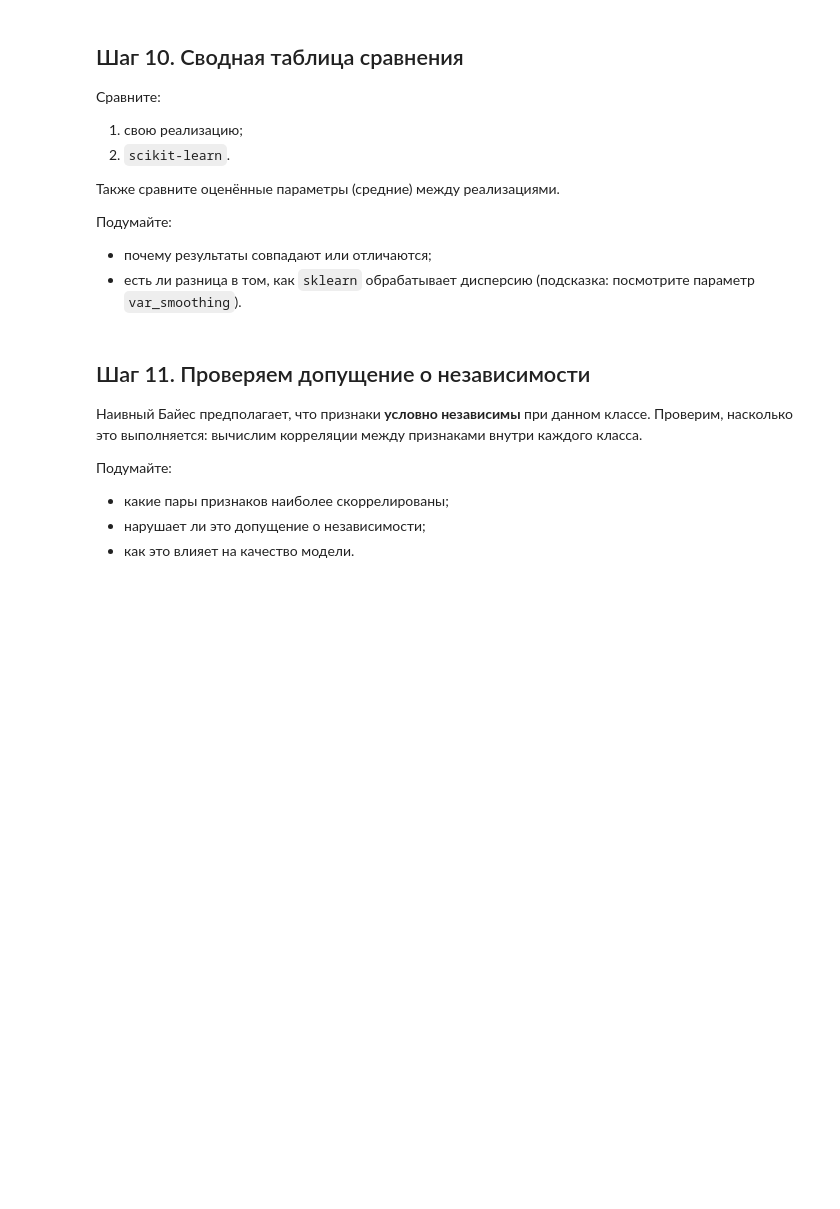
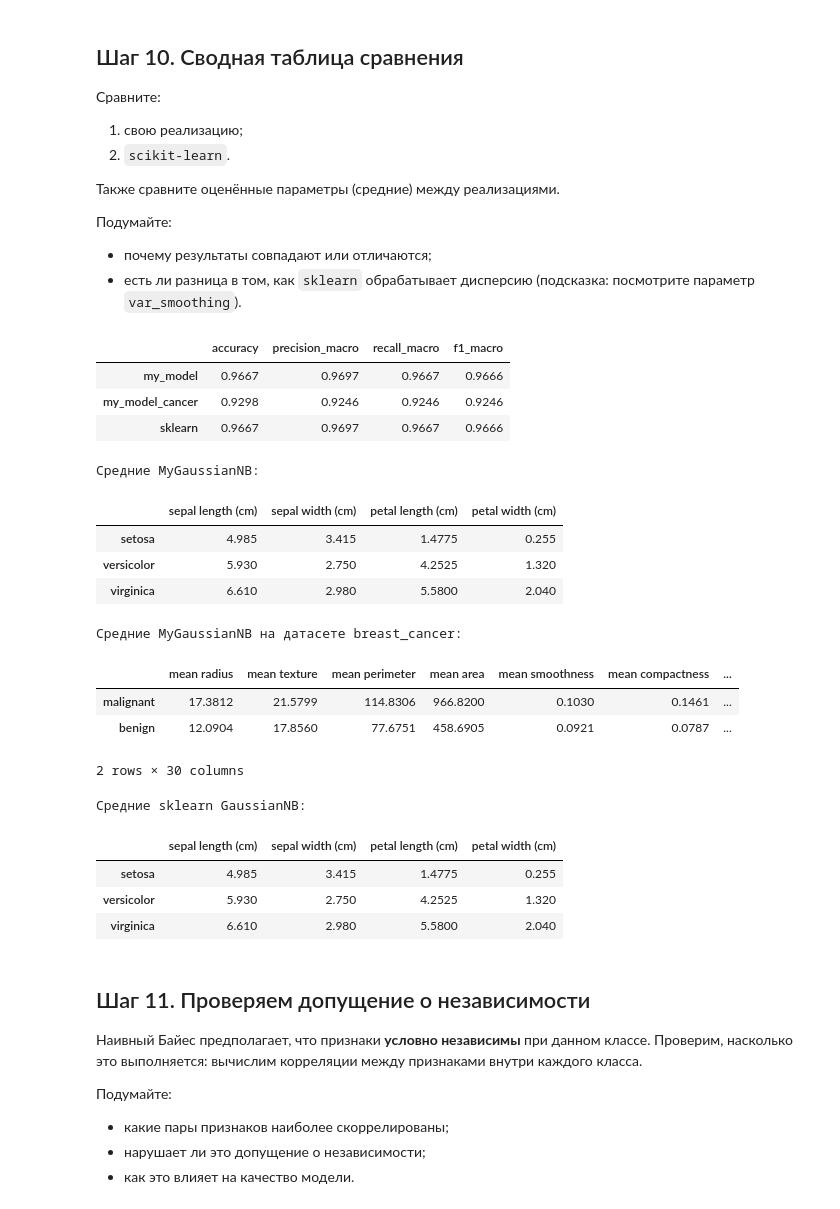
Before and after one commit to topj0bstule/ML_Course, a Jupyter notebook: hw08_/naive_bayes_practice_student.ipynb, the cells around one changed output. Saved outputs shown, nothing was run; the diff lists cells and outputs as text; code cells hidden in the pictures; blank space fills up the shorter version.

```diff
--- a/hw08_/naive_bayes_practice_student.ipynb
+++ b/hw08_/naive_bayes_practice_student.ipynb
@@ -443,13 +552,14 @@ sk_model = GaussianNB()
 # 1) обучите sk_model
 # 2) получите предсказания на test
 # 3) посчитайте те же метрики
-...
+sk_model.fit(X_train, y_train)
+y_test_pred = sk_model.predict(X_test)
 
 sk_metrics = {
-    "accuracy": ...,
-    "precision_macro": ...,
-    "recall_macro": ...,
-    "f1_macro": ...,
+    "accuracy": accuracy_score(y_test, y_test_pred),
+    "precision_macro": precision_score(y_test, y_test_pred, average='macro'),
+    "recall_macro": recall_score(y_test, y_test_pred, average='macro'),
+    "f1_macro": f1_score(y_test, y_test_pred, average='macro')
 }
 
 pd.Series(sk_metrics).round(4)
@@ -467,17 +583,40 @@ pd.Series(sk_metrics).round(4)
 - есть ли разница в том, как `sklearn` обрабатывает дисперсию (подсказка: посмотрите параметр `var_smoothing`).
 # %%
 comparison = pd.DataFrame(
-    [my_metrics, sk_metrics],
-    index=["my_model", "sklearn"]
+    [my_metrics, my_metrics_cancer, sk_metrics],
+    index=["my_model", "my_model_cancer", "sklearn"]
 )
 display(comparison.round(4))
 
 # Сравниваем оценённые средние
 print("\nСредние MyGaussianNB:")
 display(pd.DataFrame(my_model.means_, columns=data.feature_names, index=data.target_names).round(4))
 
+print("\nСредние MyGaussianNB на датасете breast_cancer:")
+display(pd.DataFrame(my_model_cancer.means_, columns=data_cancer.feature_names, index=data_cancer.target_names).round(4))
+
 print("\nСредние sklearn GaussianNB:")
 display(pd.DataFrame(sk_model.theta_, columns=data.feature_names, index=data.target_names).round(4))
+# %% [output]
+|  | accuracy | precision_macro | recall_macro | f1_macro |
+| my_model | 0.9667 | 0.9697 | 0.9667 | 0.9666 |
+| my_model_cancer | 0.9298 | 0.9246 | 0.9246 | 0.9246 |
+| sklearn | 0.9667 | 0.9697 | 0.9667 | 0.9666 |
+Средние MyGaussianNB:
+|  | sepal length (cm) | sepal width (cm) | petal length (cm) | petal width (cm) |
+| setosa | 4.985 | 3.415 | 1.4775 | 0.255 |
+| versicolor | 5.930 | 2.750 | 4.2525 | 1.320 |
+| virginica | 6.610 | 2.980 | 5.5800 | 2.040 |
+Средние MyGaussianNB на датасете breast_cancer:
+|  | mean radius | mean texture | mean perimeter | mean area | mean smoothness | mean compactness | ... |
+| malignant | 17.3812 | 21.5799 | 114.8306 | 966.8200 | 0.1030 | 0.1461 | ... |
+| benign | 12.0904 | 17.8560 | 77.6751 | 458.6905 | 0.0921 | 0.0787 | ... |
+2 rows × 30 columns
+Средние sklearn GaussianNB:
+|  | sepal length (cm) | sepal width (cm) | petal length (cm) | petal width (cm) |
+| setosa | 4.985 | 3.415 | 1.4775 | 0.255 |
+| versicolor | 5.930 | 2.750 | 4.2525 | 1.320 |
+| virginica | 6.610 | 2.980 | 5.5800 | 2.040 |
 # %% [markdown]
 ## Шаг 11. Проверяем допущение о независимости
 
```
Also changed, not shown: parts of 18 cells of this notebook.
